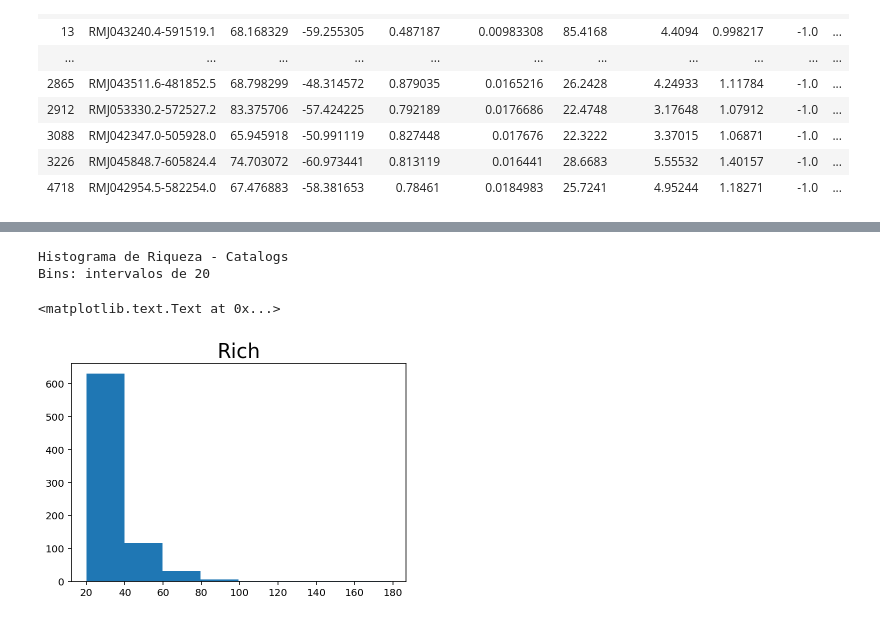
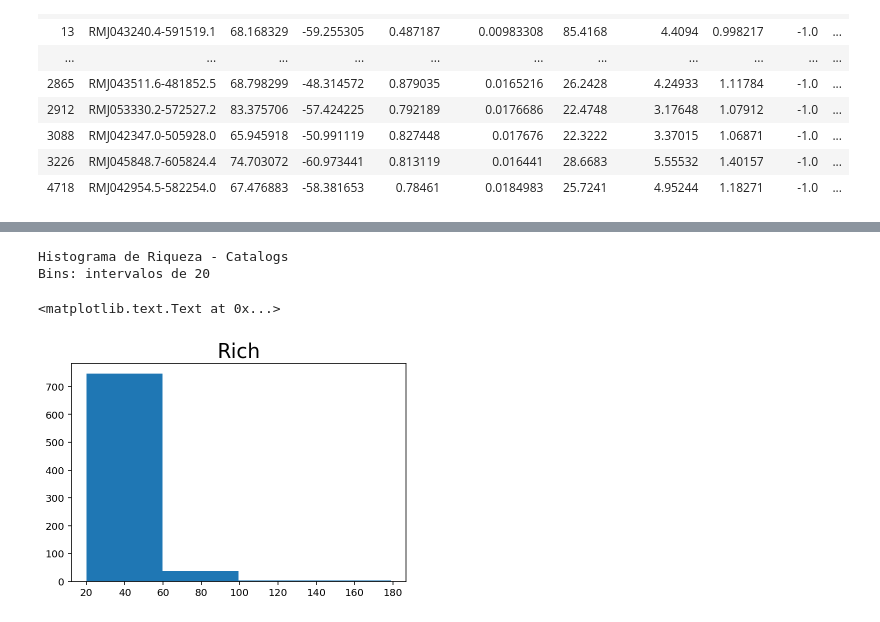
Before and after one commit to clusteron/comparison, a Jupyter notebook: RS.ipynb, the cells around one changed output, grey strips where cells are left out. Drawn from its saved outputs; the diff is of its cells as text; code cells hidden in the pictures.

```diff
--- a/RS.ipynb
+++ b/RS.ipynb
@@ -72,11 +162,11 @@ Bins: intervalos de 0.1
 # %%
 print 'Histograma de Riqueza - Catalogs'
 print 'Bins: intervalos de 20'
 
-Hist_r = plt.hist(Catalog['LAMBDA'], bins = 8)
+Hist_r = plt.hist(Catalog['LAMBDA'], bins = 4)
 plt.title('Rich', fontsize='20')
 # %% [output]
 Histograma de Riqueza - Catalogs
 Bins: intervalos de 20
 <matplotlib.text.Text at 0x...>
-[figure, old version]
+[figure, new version]
```
Also changed, not shown: parts of 19 cells of this notebook.
